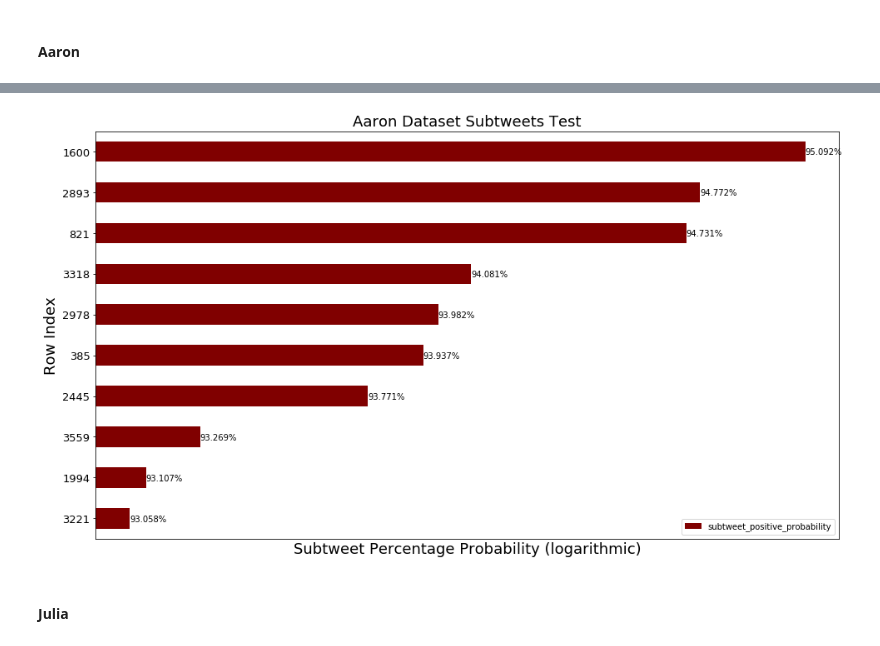
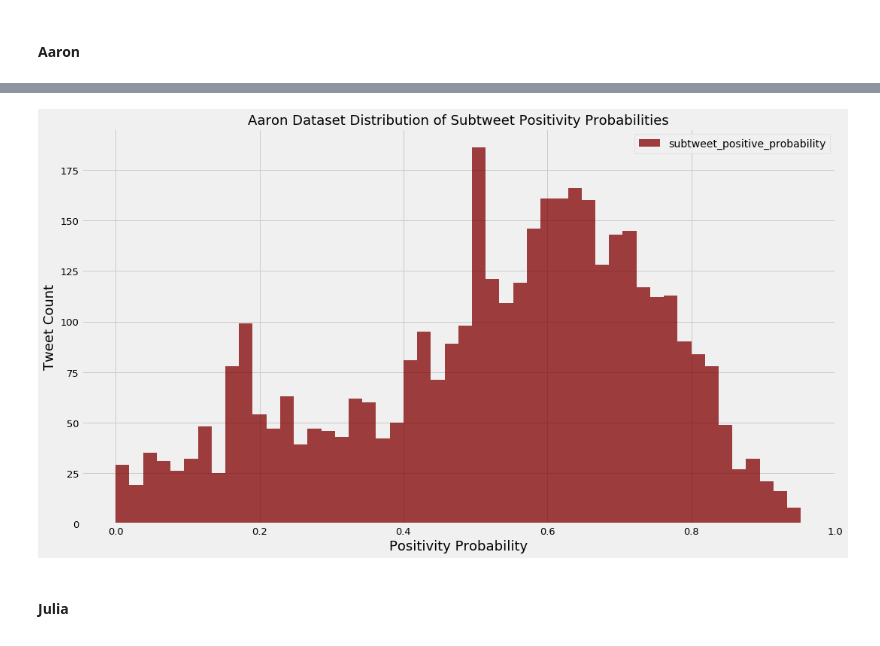
Before and after one commit to segalgouldn/Senior-Project-Subtweets, a Jupyter notebook: development/classifier_creator.ipynb, the cells around one changed output, grey strips where cells are left out. Cells and saved outputs as stored; diff of their text form; code cells hidden in the pictures.

```diff
--- a/development/classifier_creator.ipynb
+++ b/development/classifier_creator.ipynb
@@ -353,5 +354,7 @@ aaron_df = pd.read_csv("../data/data_for_testing/friends_data/akrapf96_tweets.cs
 aaron_df["Sentiment"] = None
 # %%
 %%time
-aaron_df = tests_dataframe(aaron_df, text_column="Text", sentiment_column="Sentiment")
+aaron_df = tests_dataframe(aaron_df, text_column="Text",
+                           sentiment_column="Sentiment").drop(["sentiment_score",
+                                                               "subtweet_negative_probability"], axis=1)
 # %% [output]
@@ -364,2 +374,2 @@ aaron_df_columns = ["sentiment_score", "subtweet_negative_probability", "tweet"]
 # %%
-aaron_df_for_plotting = aaron_df.drop(aaron_df_columns, axis=1).head(10)
+aaron_df_for_plotting = aaron_df.drop(["tweet"], axis=1)
@@ -380,14 +376,10 @@ aaron_df.head(10)
-# %%
-ax = aaron_df_for_plotting.plot.barh(logx=True, figsize=(16, 9), color="maroon", fontsize=13);
-ax.set_alpha(0.8)
-ax.set_title("Aaron Dataset Subtweets Test", fontsize=18)
-ax.set_ylabel("Row Index", fontsize=18);
-ax.set_xlabel("Subtweet Percentage Probability (logarithmic)", fontsize=18);
-for i in ax.patches:
-    ax.text(i.get_width(), i.get_y() + 0.325, "{:.3%}".format(i.get_width()), fontsize=10, color="black")
-ax.invert_yaxis()
-# %% [output]
-[figure, removed]
+# %%
+ax = aaron_df_for_plotting.plot.hist(bins=50, figsize=(16, 9), color="maroon", alpha=0.75, fontsize=13);
+ax.set_title("Aaron Dataset Distribution of Subtweet Positivity Probabilities", fontsize=18)
+ax.set_xlabel("Positivity Probability", fontsize=18);
+ax.set_ylabel("Tweet Count", fontsize=18);
+# %% [output]
+[figure, added]
 # %% [markdown]
 #### Julia
 # %%
```
Also changed, not shown: parts of 73 cells of this notebook, 8 other files.
